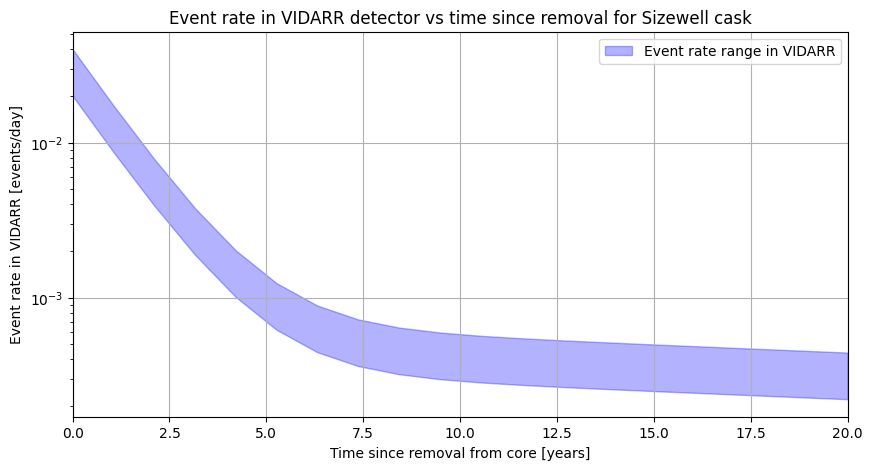
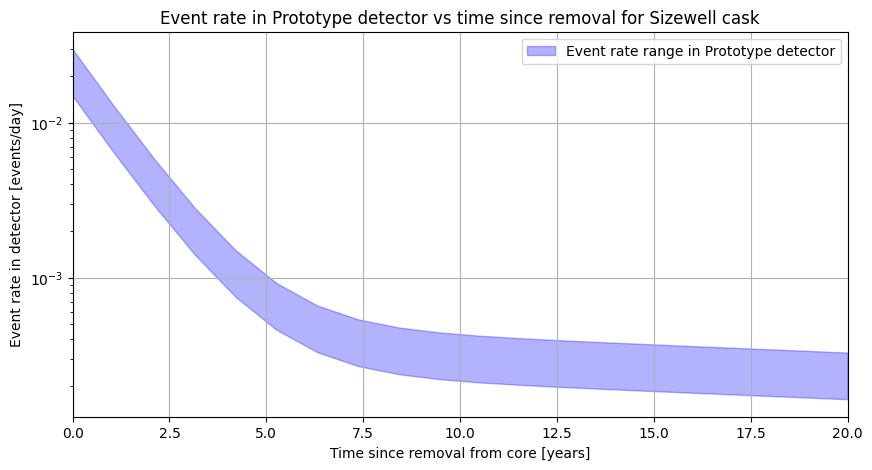
The change to this notebook cell's code, shown as a diff; its figure went from the first image to the second:
--- before
+++ after
@@ -10,7 +10,6 @@
     else:
         total_spec = cask.get_total_spectrum(cooling_time=cooling_time)
-    total_flux = total_spec.integrate(lower_energy=1806)
-    flux_at_distance = calculate_flux_at_distance(total_flux, distance)
-    rate_lower, rate_upper = calculate_event_rate(flux_at_distance, 0.2, 0.4)
+    rate_lower = detector.calculate_event_rate(total_spec, distance, efficiency=0.2)
+    rate_upper = detector.calculate_event_rate(total_spec, distance, efficiency=0.4)
     event_rates.append((rate_lower * 60 * 60 * 24, rate_upper * 60 * 60 * 24))
 event_rates = np.array(event_rates)
@@ -24,11 +23,11 @@
     color="blue",
     alpha=0.3,
-    label="Event rate range in VIDARR",
+    label=f"Event rate range in {detector.name} detector",
 )
 axes.set_xlim(0, 20)
 axes.set_xlabel("Time since removal from core [years]")
-axes.set_ylabel("Event rate in VIDARR [events/day]")
+axes.set_ylabel(f"Event rate in detector [events/day]")
 axes.set_title(
-    f"Event rate in VIDARR detector vs time since removal "
+    f"Event rate in {detector.name} detector vs time since removal "
     f"for {cask.name} cask"
 )

Commit: Update dashboard